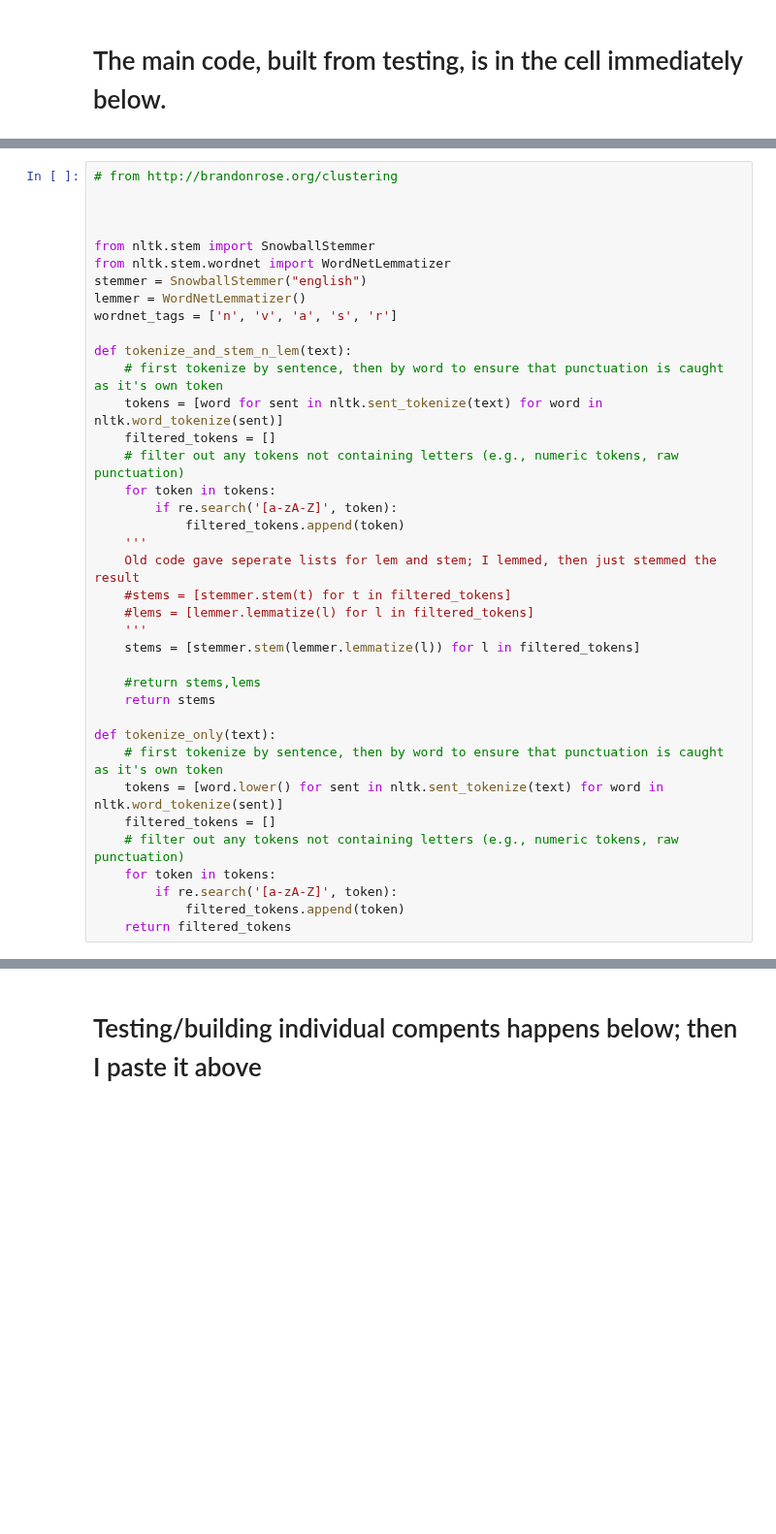
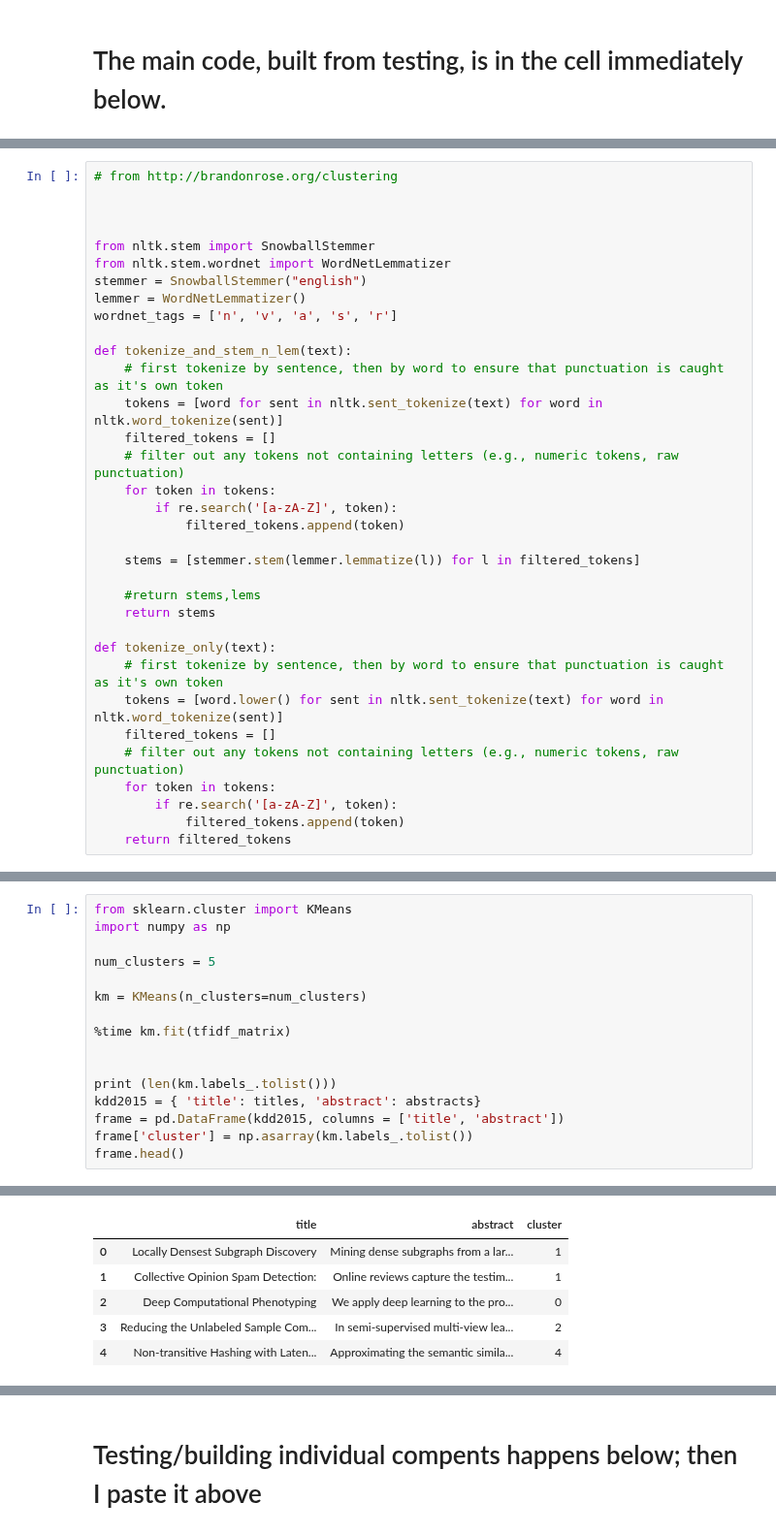
Before and after one commit to linwoodc3/LC3-Creations, a Jupyter notebook: notebooks/KDDSimilarity.ipynb, the cells around one changed output, grey strips where cells are left out. Shown at 97% size. Drawn from its saved outputs; the diff is of its cells as text; blank space fills up the shorter version.

```diff
--- a/notebooks/KDDSimilarity.ipynb
+++ b/notebooks/KDDSimilarity.ipynb
@@ -39,11 +49,7 @@ def tokenize_and_stem_n_lem(text):
     for token in tokens:
         if re.search('[a-zA-Z]', token):
             filtered_tokens.append(token)
-    '''
-    Old code gave seperate lists for lem and stem; I lemmed, then just stemmed the result
-    #stems = [stemmer.stem(t) for t in filtered_tokens]
-    #lems = [lemmer.lemmatize(l) for l in filtered_tokens]
-    '''
+
     stems = [stemmer.stem(lemmer.lemmatize(l)) for l in filtered_tokens]
 
     #return stems,lems
@@ -148,0 +238,17 @@ CalledProcessError: Command '['pdf2txt.py', '/Users/linwood/projects/LC3-Creatio
+# %%
+from sklearn.cluster import KMeans
+import numpy as np
+
+num_clusters = 5
+
+km = KMeans(n_clusters=num_clusters)
+
+%time km.fit(tfidf_matrix)
+
+
+print (len(km.labels_.tolist()))
+kdd2015 = { 'title': titles, 'abstract': abstracts}
+frame = pd.DataFrame(kdd2015, columns = ['title', 'abstract'])
+frame['cluster'] = np.asarray(km.labels_.tolist())
+frame.head()
+# %% [output]
@@ -148,0 +258,6 @@ CalledProcessError: Command '['pdf2txt.py', '/Users/linwood/projects/LC3-Creatio
+|  | title | abstract | cluster |
+| 0 | Locally Densest Subgraph Discovery | Mining dense subgraphs from a lar... | 1 |
+| 1 | Collective Opinion Spam Detection: | Online reviews capture the testim... | 1 |
+| 2 | Deep Computational Phenotyping | We apply deep learning to the pro... | 0 |
+| 3 | Reducing the Unlabeled Sample Com... | In semi-supervised multi-view lea... | 2 |
+| 4 | Non-transitive Hashing with Laten... | Approximating the semantic simila... | 4 |
```
Also changed, not shown: parts of 65 cells of this notebook.
